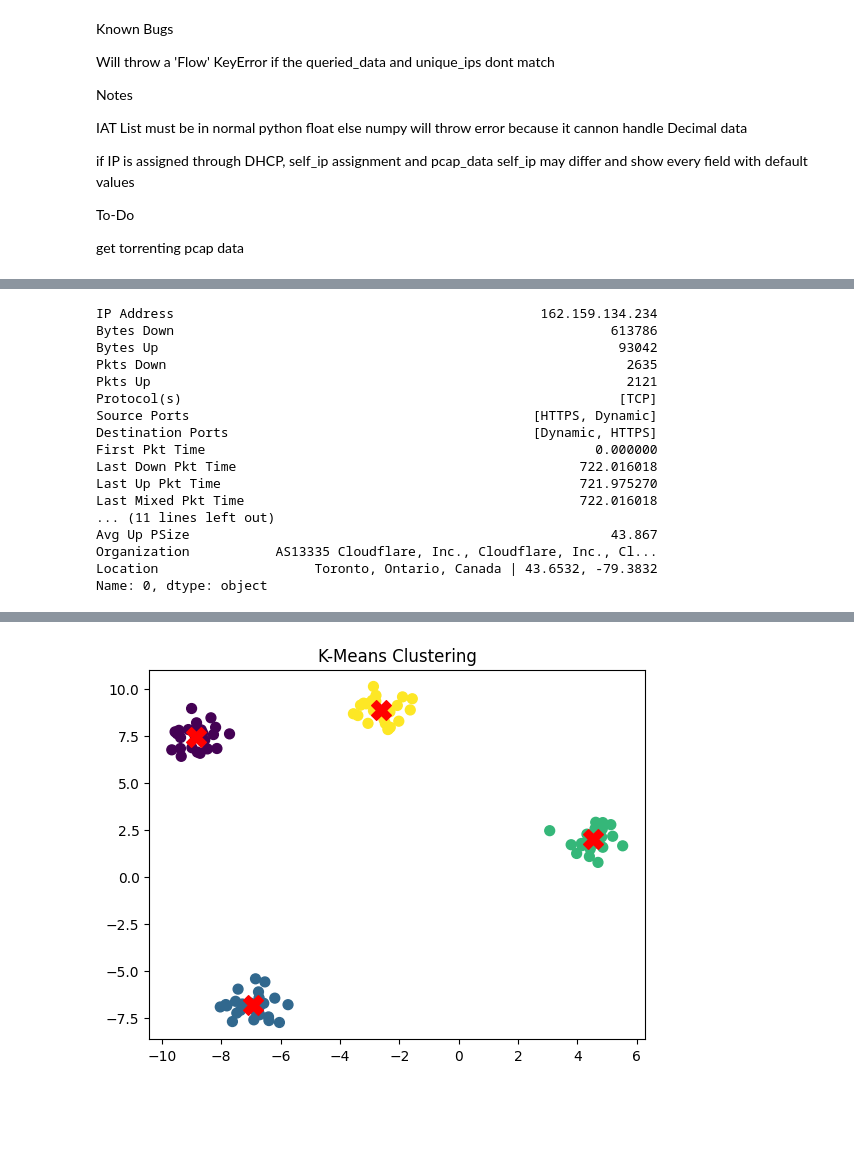
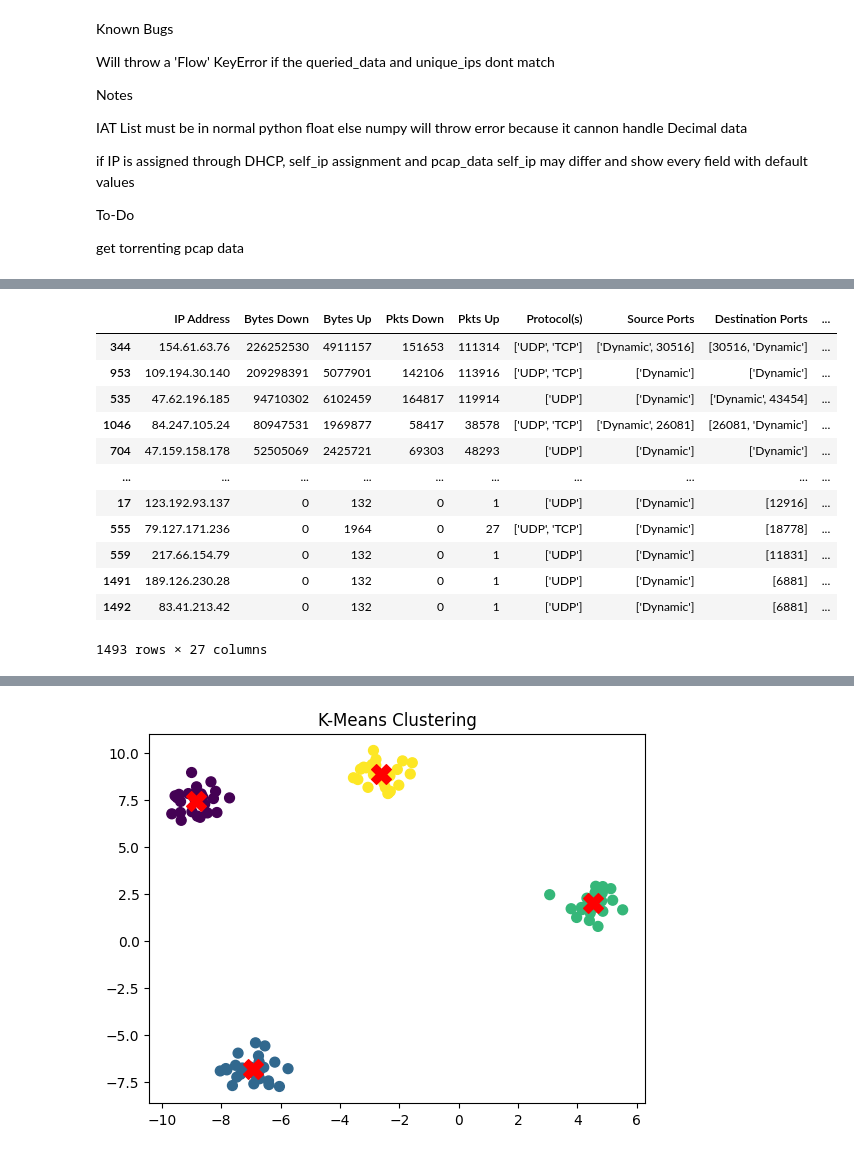
Before and after one commit to MobiusYeeitus/TrafficAnalysis, a Jupyter notebook: AnalysisCore.ipynb, the cells around one changed output, grey strips where cells are left out. Drawn from its saved outputs; the diff is of its cells as text; code cells hidden in the pictures; blank space fills up the shorter version.

```diff
--- a/AnalysisCore.ipynb
+++ b/AnalysisCore.ipynb
@@ -828,20 +881,16 @@ Generating Dataset [56]
 # %%
-A.stored_df.iloc[0]
+A.stored_df[0].sort_values('Bytes Down',ascending=False)
 # %% [output]
+|  | IP Address | Bytes Down | Bytes Up | Pkts Down | Pkts Up | Protocol(s) | Source Ports | Destination Ports | ... |
+| 344 | 154.61.63.76 | 226252530 | 4911157 | 151653 | 111314 | ['UDP', 'TCP'] | ['Dynamic', 30516] | [30516, 'Dynamic'] | ... |
+| 953 | 109.194.30.140 | 209298391 | 5077901 | 142106 | 113916 | ['UDP', 'TCP'] | ['Dynamic'] | ['Dynamic'] | ... |
+| 535 | 47.62.196.185 | 94710302 | 6102459 | 164817 | 119914 | ['UDP'] | ['Dynamic'] | ['Dynamic', 43454] | ... |
+| 1046 | 84.247.105.24 | 80947531 | 1969877 | 58417 | 38578 | ['UDP', 'TCP'] | ['Dynamic', 26081] | [26081, 'Dynamic'] | ... |
+| 704 | 47.159.158.178 | 52505069 | 2425721 | 69303 | 48293 | ['UDP'] | ['Dynamic'] | ['Dynamic'] | ... |
+| ... | ... | ... | ... | ... | ... | ... | ... | ... | ... |
+| 17 | 123.192.93.137 | 0 | 132 | 0 | 1 | ['UDP'] | ['Dynamic'] | [12916] | ... |
+| 555 | 79.127.171.236 | 0 | 1964 | 0 | 27 | ['UDP', 'TCP'] | ['Dynamic'] | [18778] | ... |
+| 559 | 217.66.154.79 | 0 | 132 | 0 | 1 | ['UDP'] | ['Dynamic'] | [11831] | ... |
+| 1491 | 189.126.230.28 | 0 | 132 | 0 | 1 | ['UDP'] | ['Dynamic'] | [6881] | ... |
+| 1492 | 83.41.213.42 | 0 | 132 | 0 | 1 | ['UDP'] | ['Dynamic'] | [6881] | ... |
-IP Address                                               162.159.134.234
-Bytes Down                                                        613786
-Bytes Up                                                           93042
-Pkts Down                                                           2635
-Pkts Up                                                             2121
-Protocol(s)                                                        [TCP]
-Source Ports                                            [HTTPS, Dynamic]
-Destination Ports                                       [Dynamic, HTTPS]
-First Pkt Time                                                  0.000000
-Last Down Pkt Time                                            722.016018
-Last Up Pkt Time                                              721.975270
-Last Mixed Pkt Time                                           722.016018
-... (11 lines left out)
-Avg Up PSize                                                      43.867
-Organization           AS13335 Cloudflare, Inc., Cloudflare, Inc., Cl...
-Location                    Toronto, Ontario, Canada | 43.6532, -79.3832
-Name: 0, dtype: object
+1493 rows × 27 columns
```
Also changed, not shown: parts of 9 cells of this notebook.
